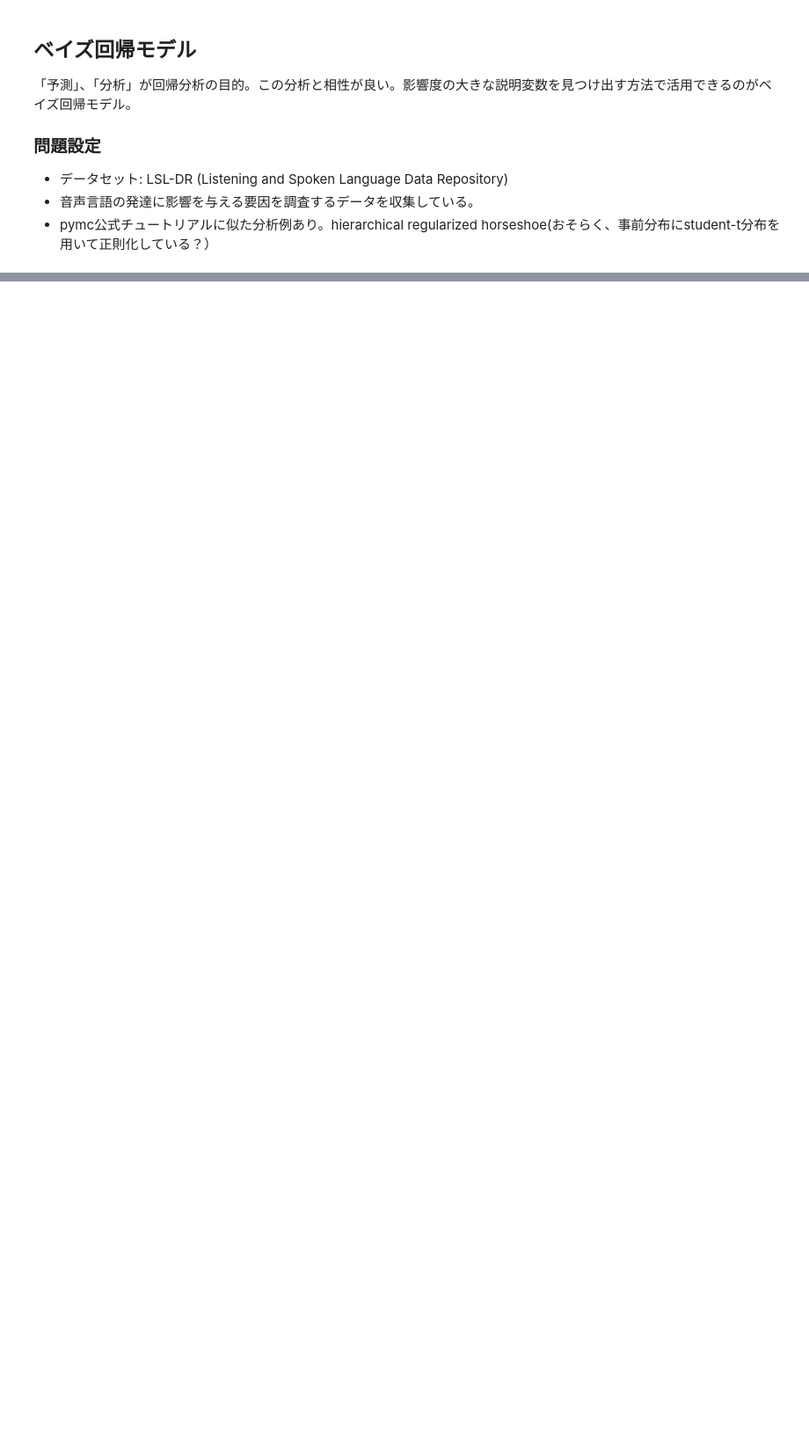
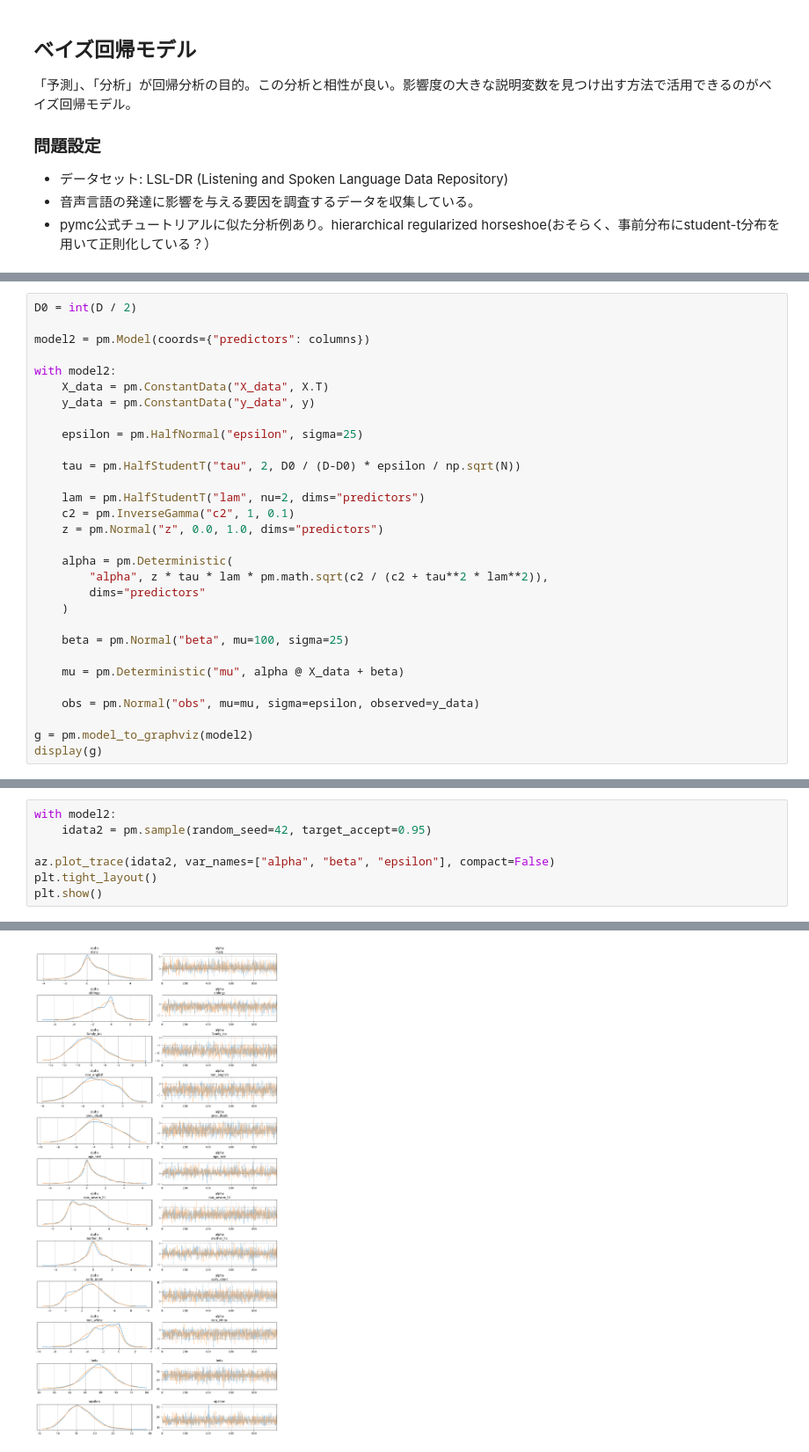
Before and after one commit to makkimaki/python-bayes-intro, a Jupyter notebook: すらすらベイズ写経_3−2.ipynb, the cells around one changed output, grey strips where cells are left out. Shown at 88% size. Cells and saved outputs as stored; diff of their text form; blank space fills up the shorter version.

```diff
--- a/すらすらベイズ写経_3−2.ipynb
+++ b/すらすらベイズ写経_3−2.ipynb
@@ -32,0 +197,30 @@ pd.set_option("display.max_columns", None)
+# %%
+D0 = int(D / 2)
+
+model2 = pm.Model(coords={"predictors": columns})
+
+with model2:
+    X_data = pm.ConstantData("X_data", X.T)
+    y_data = pm.ConstantData("y_data", y)
+
+    epsilon = pm.HalfNormal("epsilon", sigma=25)
+
+    tau = pm.HalfStudentT("tau", 2, D0 / (D-D0) * epsilon / np.sqrt(N))
+
+    lam = pm.HalfStudentT("lam", nu=2, dims="predictors")
+    c2 = pm.InverseGamma("c2", 1, 0.1)
+    z = pm.Normal("z", 0.0, 1.0, dims="predictors")
+
+    alpha = pm.Deterministic(
+        "alpha", z * tau * lam * pm.math.sqrt(c2 / (c2 + tau**2 * lam**2)),
+        dims="predictors"
+    )
+
+    beta = pm.Normal("beta", mu=100, sigma=25)
+
+    mu = pm.Deterministic("mu", alpha @ X_data + beta)
+
+    obs = pm.Normal("obs", mu=mu, sigma=epsilon, observed=y_data)
+
+g = pm.model_to_graphviz(model2)
+display(g)
@@ -32,0 +229,8 @@ pd.set_option("display.max_columns", None)
+# %%
+with model2:
+    idata2 = pm.sample(random_seed=42, target_accept=0.95)
+
+az.plot_trace(idata2, var_names=["alpha", "beta", "epsilon"], compact=False)
+plt.tight_layout()
+plt.show()
+# %% [output]
@@ -32,0 +239 @@ pd.set_option("display.max_columns", None)
+[figure, added]
```
Also changed, not shown: parts of 17 cells of this notebook.
